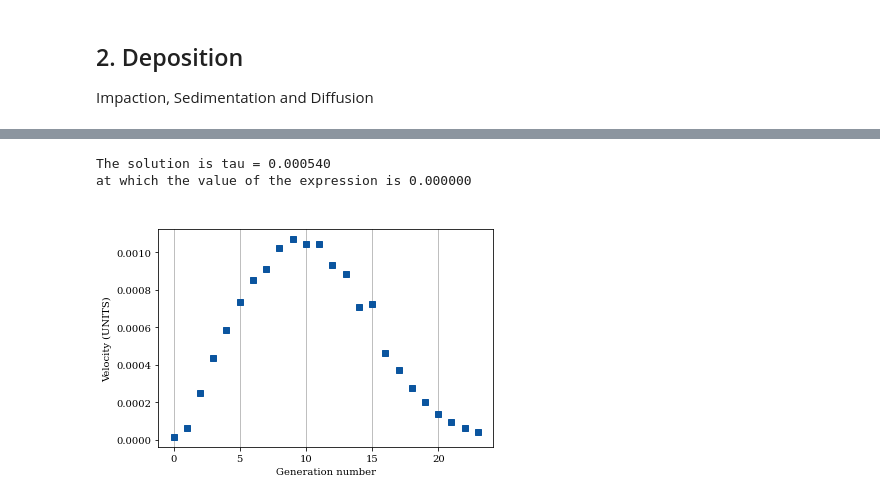
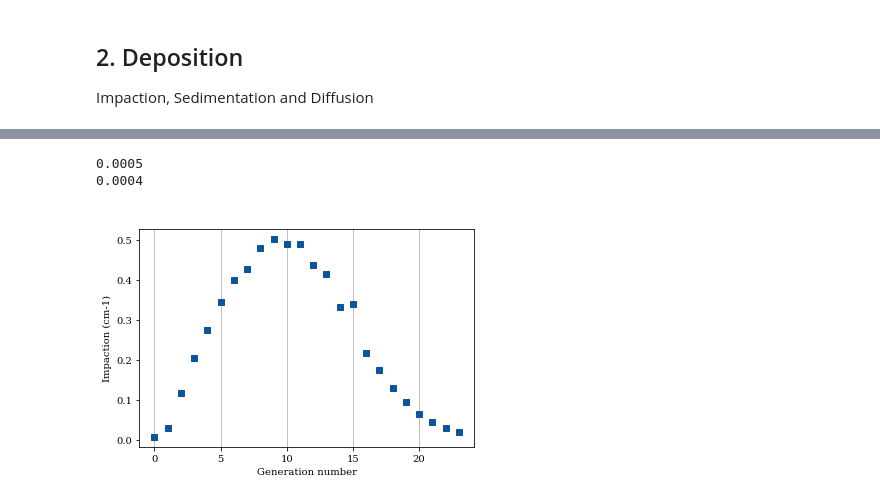
Before and after one commit to ManuelCarrascoY/MEC-BIO586, a Jupyter notebook: COVID Respiratory Modeling/COVID Modeling_Manuel.ipynb, the cells around one changed output, grey strips where cells are left out. Drawn from its saved outputs; the diff is of its cells as text; code cells hidden in the pictures.

Commit message:
Fixing the deposition plots

```diff
--- a/COVID Respiratory Modeling/COVID Modeling_Manuel.ipynb
+++ b/COVID Respiratory Modeling/COVID Modeling_Manuel.ipynb
@@ -52,8 +53,8 @@ d = d/86400 # s^-1
 # Generation characteristics
 final_generation = 23
 
-lengths = [12, 4.76, 1.9, 1.76, 1.27, 1.07, 0.9, 0.76, 0.64, 0.54, 0.46, 0.39, 0.33, 0.27, 0.23, 0.2, 0.165, 0.14, 0.12, 0.099, 0.083, 0.07, 0.059, 0.05]
-diameters = [1.8, 1.22, 0.83, 0.56, 0.45, 0.35, 0.28, 0.23, 0.186, 0.154, 0.13, 0.109, 0.095, 0.082, 0.074, 0.061, 0.06, 0.054, 0.05, 0.047, 0.045, 0.043, 0.041, 0.04]
+lengths = np.array([12, 4.76, 1.9, 1.76, 1.27, 1.07, 0.9, 0.76, 0.64, 0.54, 0.46, 0.39, 0.33, 0.27, 0.23, 0.2, 0.165, 0.14, 0.12, 0.099, 0.083, 0.07, 0.059, 0.05])
+diameters = np.array([1.8, 1.22, 0.83, 0.56, 0.45, 0.35, 0.28, 0.23, 0.186, 0.154, 0.13, 0.109, 0.095, 0.082, 0.074, 0.061, 0.06, 0.054, 0.05, 0.047, 0.045, 0.043, 0.041, 0.04])
 
 lengths_SI = [0.01*element for element in lengths]
 diameters_SI = [0.01*element for element in diameters]
@@ -124,7 +125,7 @@ blues.reverse()
 
 fig_flow, ax_flow = plt.subplots()
 ax_flow.set_title(" ")
-ax_flow.set_ylabel("Velocity (UNITS)")
+ax_flow.set_ylabel("Velocity (cm/min)")
 ax_flow.set_xlabel("Generation number")
 #ax_flow.legend(bbox_to_anchor=(1.05, 1), loc=2, borderaxespad=0., handles=myhandles, labels=mylabels)
 #ax_flow.set(xlim=(11.4, 4.6))
@@ -147,23 +148,25 @@ for i in range(final_generation+1):
 Impaction, Sedimentation and Diffusion
 # %%
 # Functions
+
+C_c = 1 + (2*lamda/d_p)*(1.257+0.4*np.exp(-1.1*d_p/(2*lamda)))
 
 def impaction(L,d,u):
     k_I = (1.3*rho_p*d_p**2*u)/(L*18*mu*d)
     return k_I
 
-
 def beta_sedimentation(L,d,u):
-    B = (3*np.pi*L*u_g)/16*u*d
+    B = (3*np.pi*L*u_g)/(16*u*d)
     return B
 
 def sedimentation(L,d,Q,u):
     B = beta_sedimentation(L,d,u)
-    k_S = ((2*Q)/(np.pi*L)) * (2*B*np.sqrt(1-B**(2/3)) - B**(1/3)*np.sqrt(1-B**(2/3)) + sin(B**(1/3))**(-1))
+    k_S = ((2*Q)/(np.pi*L)) * (2*B*np.sqrt(1-B**(2/3)) - B**(1/3)*np.sqrt(1-B**(2/3)) + np.arcsin(B**(1/3)))
     return k_S
 
 def diffusivity(d_p):
     D = (K_b*T)/(3*np.pi*mu*d_p)
+    #D = C_c*(K_b*T)/(3*np.pi*mu*d_p)
     return D
 
 def beta_diffusion(L,Q):
@@ -173,5 +176,5 @@ def beta_diffusion(L,Q):
 
 def diffusion(L,Q):
     B = beta_diffusion(L,Q)
-    k_d = 1 - 0.819*np.exp(-14.63*B) - 0.0976*np.exp(-89.22*B) - 0.0325*np.exp(-228*B) - 0.0509*np.exp(-125.9*B**(2/3))
+    k_d = (1 - 0.819*np.exp(-14.63*B) - 0.0976*np.exp(-89.22*B) - 0.0325*np.exp(-228*B) - 0.0509*np.exp(-125.9*B**(2/3)))
     return k_d
@@ -179,7 +222,18 @@ def diffusion(L,Q):
 # Find deposition for each generation
 
 k_I = {}
+k_s = {}
 k_d = {}
 for i in range(0,final_generation+1):
         k_I[i] = impaction(lengths_SI[i],diameters_SI[i],u[i])
+        if (beta_sedimentation(lengths_SI[i],diameters_SI[i],u[i]))>1 :
+            beta = beta_sedimentation(lengths_SI[i],diameters_SI[i],u[i])
+            print('ERROR: in generation %d with beta %f bigger than one' %(i,beta) )
+            print(lengths_SI[i])
+            print(diameters_SI[i])
+            print(u[i])
+            print(u_g)
+            k_s[i] = 0
+        else:
+            k_s[i] = sedimentation(lengths_SI[i],diameters_SI[i], Q[i], u[i])
         k_d[i] = diffusion(lengths_SI[i],Q[i])
@@ -186,59 +251,40 @@ for i in range(0,final_generation+1):
-# %%
-#Re_p = rho_f*u_g*d_p/mu
-#C_D = (24/Re_p)*(1 + 0.15*Re_p**0.687)
-#C_c = 1 + (2*lamda/d_p)*(1.257+0.4*np.exp((-1.1*d_p)/(2*lamda)))
-
-#func = lambda u_g : - u_g - (4*C_c*d_p**2*rho_p*(rho_p-rho_f)*g)/(3*mu*C_D*Re_p*rho_f)
-
-func = lambda u_g : u_g - (4*(1 + (2*lamda/d_p)*(1.257+0.4*np.exp((-1.1*d_p)/(2*lamda))))*d_p**2*rho_p*(rho_p-rho_f)*g)/(3*mu*((24/(rho_f*u_g*d_p/mu))*(1 + 0.15*(rho_f*u_g*d_p/mu)**0.687))*(rho_f*u_g*d_p/mu)*rho_f)
-
-# Plot it
-'''
-x_axes = np.linspace(-10, 10, 201)
-
-plt.plot(x_axes, func(x_axes))
-plt.xlabel("u_g")
-plt.ylabel("expression value")
-plt.grid()
-plt.show()
-'''
-
-# Use the numerical solver to find the roots
-
-u_g_initial_guess = 0.5
-u_g = fsolve(func, u_g_initial_guess)
-
-print("The solution is tau = %f" % u_g)
-print("at which the value of the expression is %f" % func(u_g))
-# %% [output]
-The solution is tau = 0.000540
-at which the value of the expression is 0.000000
+# %%
+print(lengths_SI[23])
+print(diameters_SI[23])
+# %% [output]
+0.0005
+0.0004
 # %%
+# PLOT IMPACTION
+
+#Change k_I to cm^-1
+k_I_newunits = [100*k_I[i] for i in range(final_generation+1)]
+
 sns.reset_orig()
 sns.set_palette(sns.color_palette())
 sns.set_color_codes()
 sns.set_style({'font.family':'serif', 'font.serif':'Helvetica'})
 
 blues = sns.color_palette("Blues")
 blues.reverse()
 
 fig_flow, ax_flow = plt.subplots()
 ax_flow.set_title(" ")
-ax_flow.set_ylabel("Velocity (UNITS)")
+ax_flow.set_ylabel("Impaction (cm-1)")
 ax_flow.set_xlabel("Generation number")
 #ax_flow.legend(bbox_to_anchor=(1.05, 1), loc=2, borderaxespad=0., handles=myhandles, labels=mylabels)
 #ax_flow.set(xlim=(11.4, 4.6))
 #ax_flow.set(ylim=(50, 95))
 ax_flow.xaxis.grid()
 
 final_colors = [blues[0]]
 final_lines = ['-']
 final_markers = ['s']
 final_labels = ["label"]
 for i in range(final_generation+1):
-    ax_flow.plot(i, k_I[i], color=final_colors[0],
+    ax_flow.plot(i, k_I_newunits[i], color=final_colors[0],
                  marker=final_markers[0], label=final_labels[0],
                  linestyle=final_lines[0])
 #fig_flow.savefig(os.path.join(outputdir, "Pressure_along_path_600dpi"), bbox_inches='tight', dpi=600)
 # %% [output]
-[figure, old version]
+[figure, new version]
```
Also changed, not shown: parts of 8 cells of this notebook, 1 other file.
